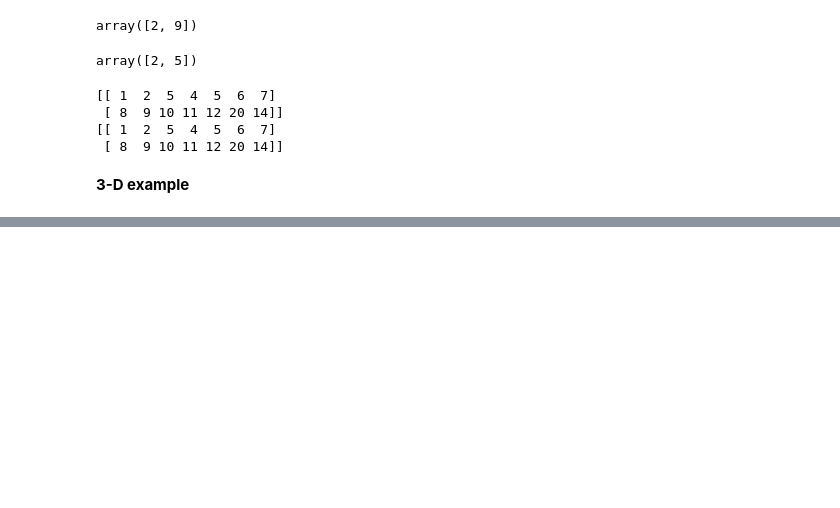
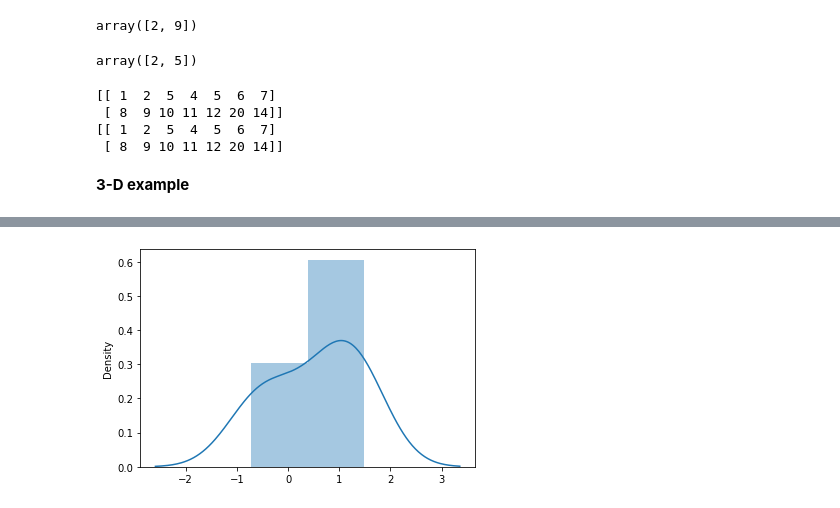
Before and after one commit to abhi3700/My_Learning-Python, a Jupyter notebook: libs/numpy/numpy_practice.ipynb, the cells around one changed output, grey strips where cells are left out. Cells and saved outputs as stored; diff of their text form; code cells hidden in the pictures; blank space fills up the shorter version.

```diff
--- a/libs/numpy/numpy_practice.ipynb
+++ b/libs/numpy/numpy_practice.ipynb
@@ -102,0 +253,6 @@ print(b)
+# %%
+# sns.distplot(random.normal(size=(2, 3)))
+sns.distplot(random.normal(loc=1, scale=2, size=(2, 3)))
+plt.show()
+# %% [output]
+[figure, added]
```
Also changed, not shown: parts of 22 cells of this notebook, 2 other files.
